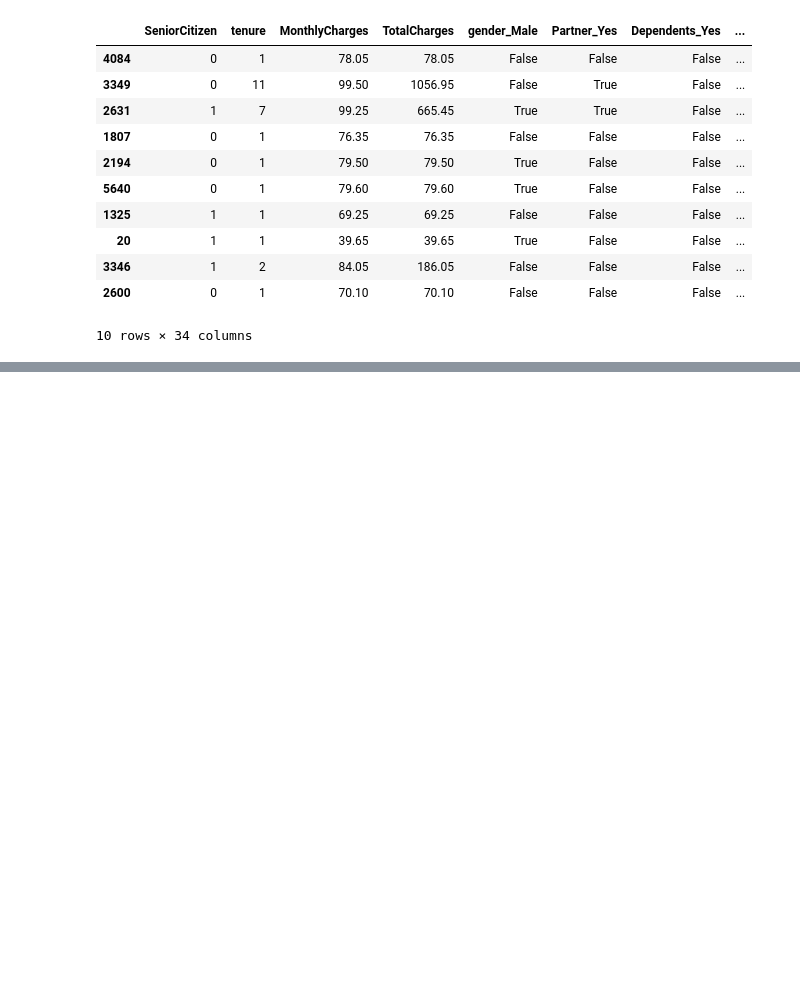
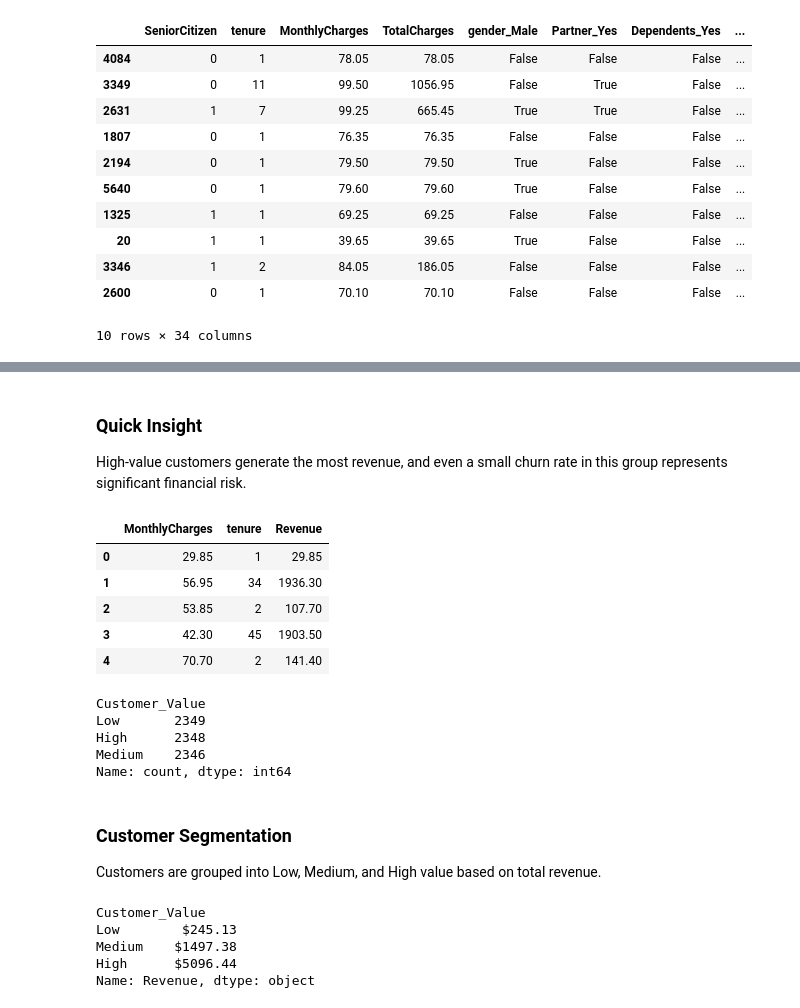
Before and after one commit to Jovaun1/customer-churn-analysis, a Jupyter notebook: churn_analysis.ipynb, the cells around one changed output, grey strips where cells are left out. Cells and saved outputs as stored; diff of their text form; code cells hidden in the pictures; blank space fills up the shorter version.

```diff
--- a/churn_analysis.ipynb
+++ b/churn_analysis.ipynb
@@ -343,0 +349,52 @@ high_risk.sort_values(by="Churn_Probability", ascending=False).head(10)
+# %% [markdown]
+### Quick Insight
+
+High-value customers generate the most revenue, and even a small churn rate in this group represents significant financial risk.
+# %%
+# create revenue column
+df["Revenue"] = df["MonthlyCharges"] * df["tenure"]
+
+df[["MonthlyCharges", "tenure", "Revenue"]].head()
+
+#MonthlyCharges = monthly payment
+#tenure = number of months
+#Revenue = total value of customer
+# %% [output]
+|  | MonthlyCharges | tenure | Revenue |
+| 0 | 29.85 | 1 | 29.85 |
+| 1 | 56.95 | 34 | 1936.30 |
+| 2 | 53.85 | 2 | 107.70 |
+| 3 | 42.30 | 45 | 1903.50 |
+| 4 | 70.70 | 2 | 141.40 |
+# %%
+# segment customers into 3 groups
+df["Customer_Value"] = pd.qcut(
+    df["Revenue"],
+    q=3,
+    labels=["Low", "Medium", "High"]
+)
+
+df["Customer_Value"].value_counts()
+# %% [output]
+Customer_Value
+Low       2349
+High      2348
+Medium    2346
+Name: count, dtype: int64
+# %% [markdown]
+### Customer Segmentation
+
+Customers are grouped into Low, Medium, and High value based on total revenue.
+# %%
+# average revenue per segment
+revenue_avg = df.groupby("Customer_Value")["Revenue"].mean().round(2)
+
+revenue_avg = "$" + revenue_avg.astype(str)
+
+revenue_avg
+# %% [output]
+Customer_Value
+Low        $245.13
+Medium    $1497.38
+High      $5096.44
+Name: Revenue, dtype: object
```
Also changed, not shown: parts of 11 cells of this notebook.
